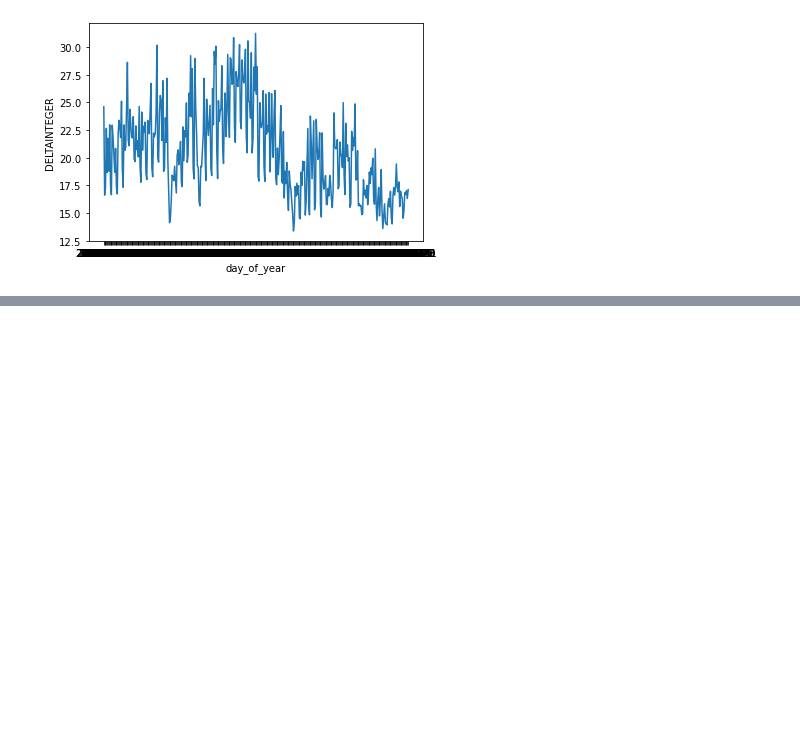
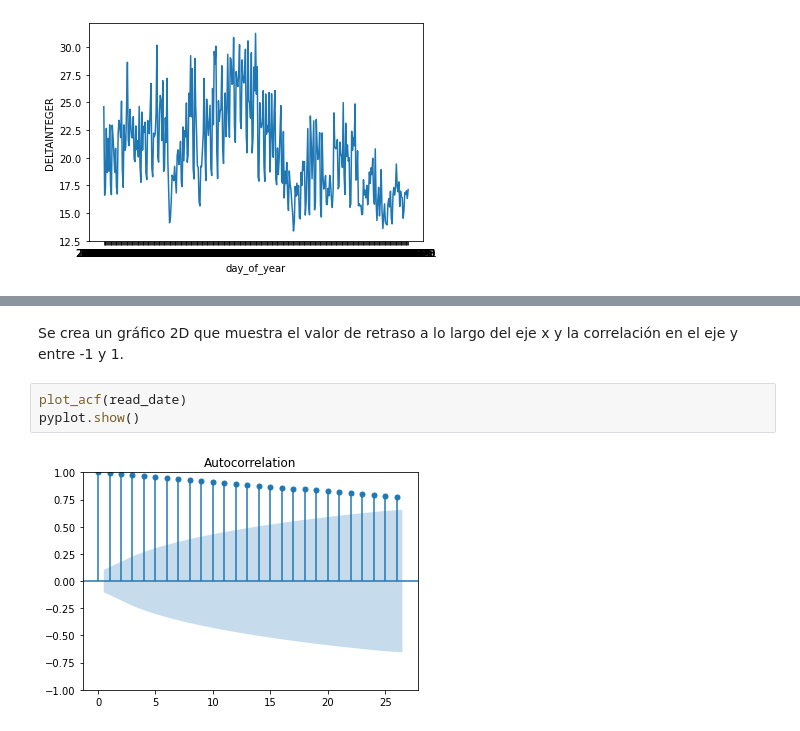
Before and after one commit to sgavela/water_footprint, a Jupyter notebook: statistical_analysis/relacion_read_delta.ipynb, the cells around one changed output, grey strips where cells are left out. Drawn from its saved outputs; the diff is of its cells as text; blank space fills up the shorter version.

```diff
--- a/statistical_analysis/relacion_read_delta.ipynb
+++ b/statistical_analysis/relacion_read_delta.ipynb
@@ -113,0 +148,7 @@ Fuente: https://machinelearningmastery.com/gentle-introduction-autocorrelation-p
+# %% [markdown]
+Se crea un gráfico 2D que muestra el valor de retraso a lo largo del eje x y la correlación en el eje y entre -1 y 1.
+# %%
+plot_acf(read_date)
+pyplot.show()
+# %% [output]
+[figure, added]
```
Also changed, not shown: parts of 12 cells of this notebook, 1 other file.
